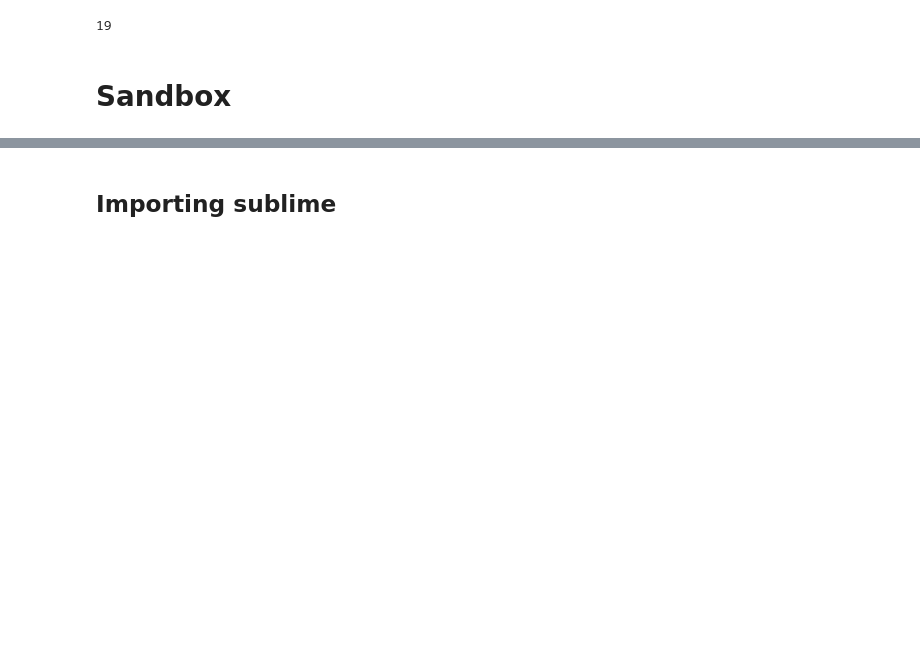
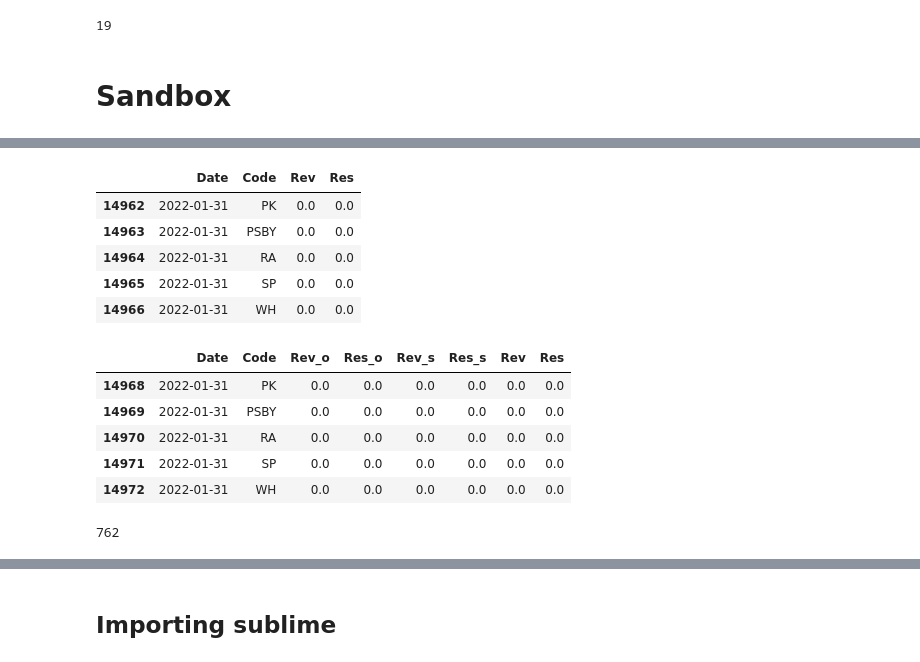
Before and after one commit to cjw21889/revreports, a Jupyter notebook: notebooks/Arlo.ipynb, the cells around one changed output, grey strips where cells are left out. Saved outputs shown, nothing was run; the diff lists cells and outputs as text; code cells hidden in the pictures; blank space fills up the shorter version.

```diff
--- a/notebooks/Arlo.ipynb
+++ b/notebooks/Arlo.ipynb
@@ -476,0 +511,20 @@ load.tail(50)
+# %%
+display(one.tail())
+test.tail()
+# %% [output]
+|  | Date | Code | Rev | Res |
+| 14962 | 2022-01-31 | PK | 0.0 | 0.0 |
+| 14963 | 2022-01-31 | PSBY | 0.0 | 0.0 |
+| 14964 | 2022-01-31 | RA | 0.0 | 0.0 |
+| 14965 | 2022-01-31 | SP | 0.0 | 0.0 |
+| 14966 | 2022-01-31 | WH | 0.0 | 0.0 |
+|  | Date | Code | Rev_o | Res_o | Rev_s | Res_s | Rev | Res |
+| 14968 | 2022-01-31 | PK | 0.0 | 0.0 | 0.0 | 0.0 | 0.0 | 0.0 |
+| 14969 | 2022-01-31 | PSBY | 0.0 | 0.0 | 0.0 | 0.0 | 0.0 | 0.0 |
+| 14970 | 2022-01-31 | RA | 0.0 | 0.0 | 0.0 | 0.0 | 0.0 | 0.0 |
+| 14971 | 2022-01-31 | SP | 0.0 | 0.0 | 0.0 | 0.0 | 0.0 | 0.0 |
+| 14972 | 2022-01-31 | WH | 0.0 | 0.0 | 0.0 | 0.0 | 0.0 | 0.0 |
+# %%
+.Date.nunique()
+# %% [output]
+762
```
Also changed, not shown: parts of 44 cells of this notebook, 4 other files.
